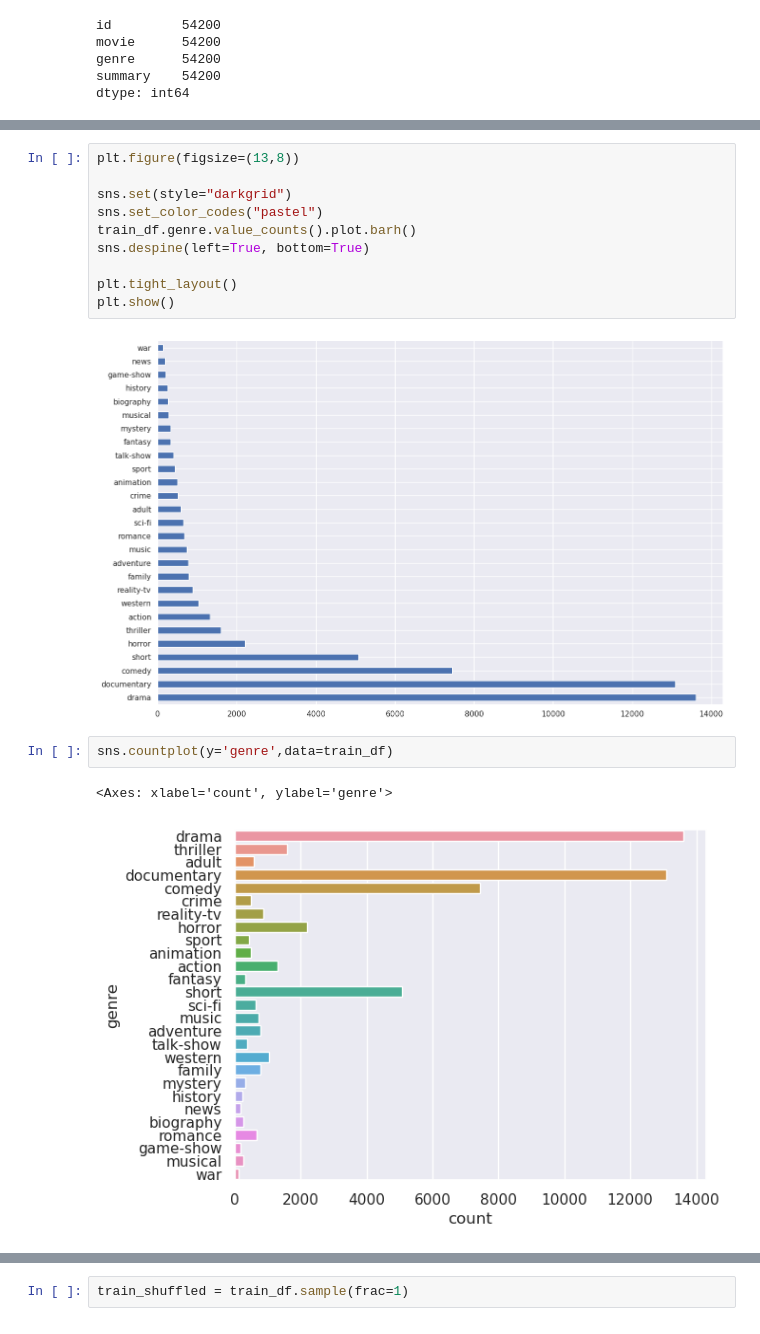
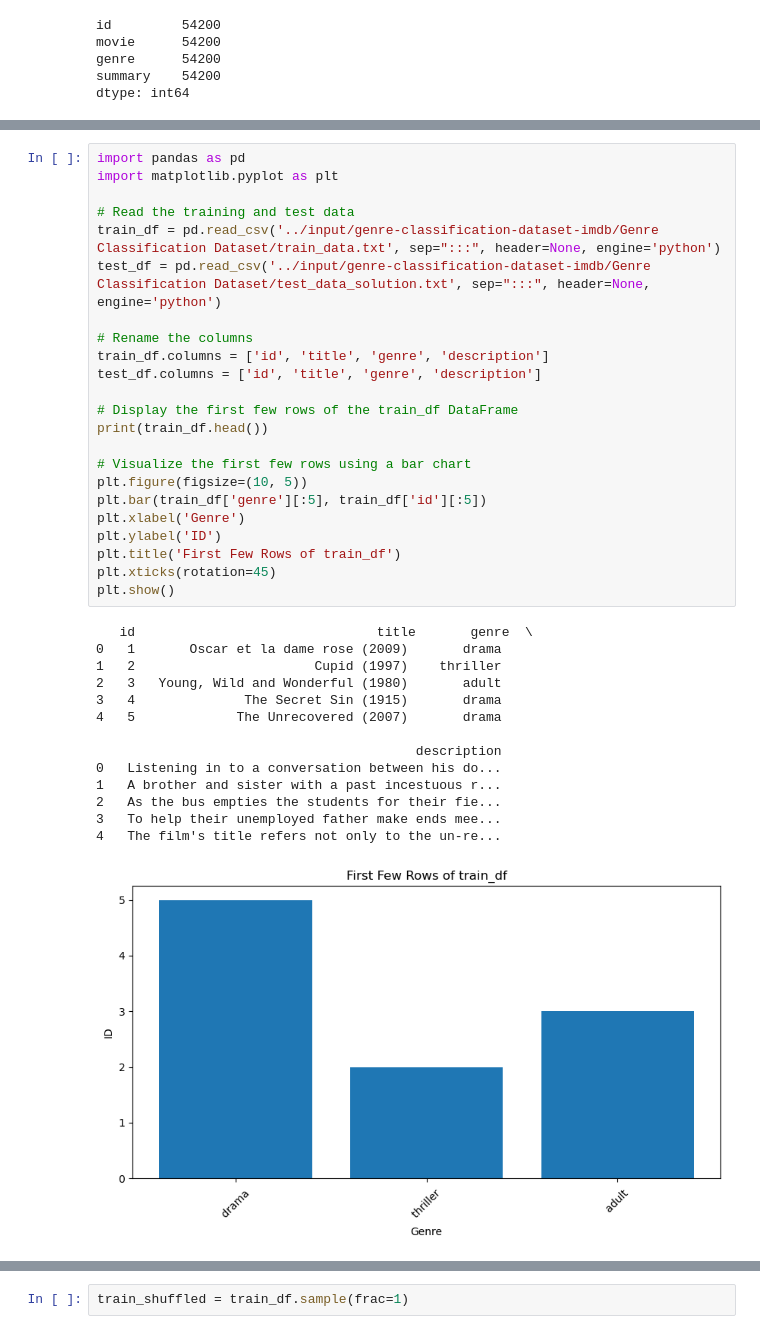
Before and after one commit to mayarswilam/CODE-SOFT, a Jupyter notebook: film-genre.ipynb, the cells around one changed output, grey strips where cells are left out. Drawn from its saved outputs; the diff is of its cells as text.

```diff
--- a/film-genre.ipynb
+++ b/film-genre.ipynb
@@ -165,17 +155,38 @@ plt.xticks(rotation=90);
-# %%
-plt.figure(figsize=(13,8))
-
-sns.set(style="darkgrid")
-sns.set_color_codes("pastel")
-train_df.genre.value_counts().plot.barh()
-sns.despine(left=True, bottom=True)
-
-plt.tight_layout()
-plt.show()
-# %% [output]
-[figure, removed]
-# %%
-sns.countplot(y='genre',data=train_df)
-# %% [output]
-<Axes: xlabel='count', ylabel='genre'>
-[figure, removed]
+# %%
+import pandas as pd
+import matplotlib.pyplot as plt
+
+# Read the training and test data
+train_df = pd.read_csv('../input/genre-classification-dataset-imdb/Genre Classification Dataset/train_data.txt', sep=":::", header=None, engine='python')
+test_df = pd.read_csv('../input/genre-classification-dataset-imdb/Genre Classification Dataset/test_data_solution.txt', sep=":::", header=None, engine='python')
+
+# Rename the columns
+train_df.columns = ['id', 'title', 'genre', 'description']
+test_df.columns = ['id', 'title', 'genre', 'description']
+
+# Display the first few rows of the train_df DataFrame
+print(train_df.head())
+
+# Visualize the first few rows using a bar chart
+plt.figure(figsize=(10, 5))
+plt.bar(train_df['genre'][:5], train_df['id'][:5])
+plt.xlabel('Genre')
+plt.ylabel('ID')
+plt.title('First Few Rows of train_df')
+plt.xticks(rotation=45)
+plt.show()
+# %% [output]
+   id                               title       genre  \
+0   1       Oscar et la dame rose (2009)       drama
+1   2                       Cupid (1997)    thriller
+2   3   Young, Wild and Wonderful (1980)       adult
+3   4              The Secret Sin (1915)       drama
+4   5             The Unrecovered (2007)       drama
+
+                                         description
+0   Listening in to a conversation between his do...
+1   A brother and sister with a past incestuous r...
+2   As the bus empties the students for their fie...
+3   To help their unemployed father make ends mee...
+4   The film's title refers not only to the un-re...
+[figure, added]
```
Also changed, not shown: parts of 11 cells of this notebook.
